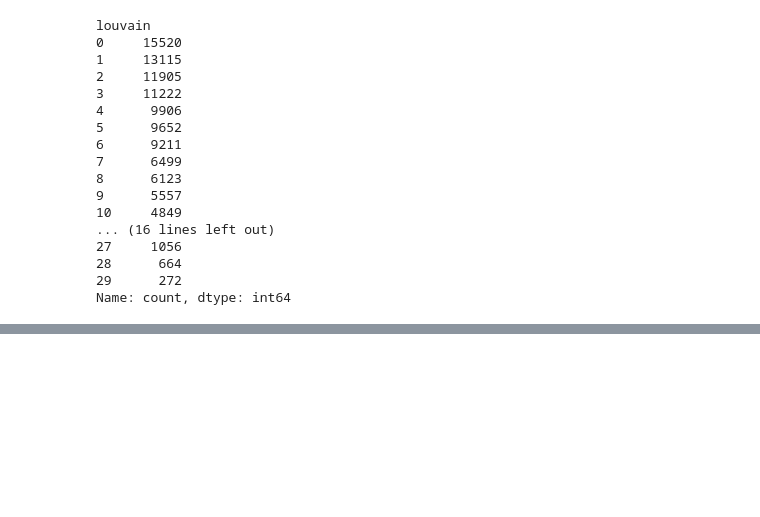
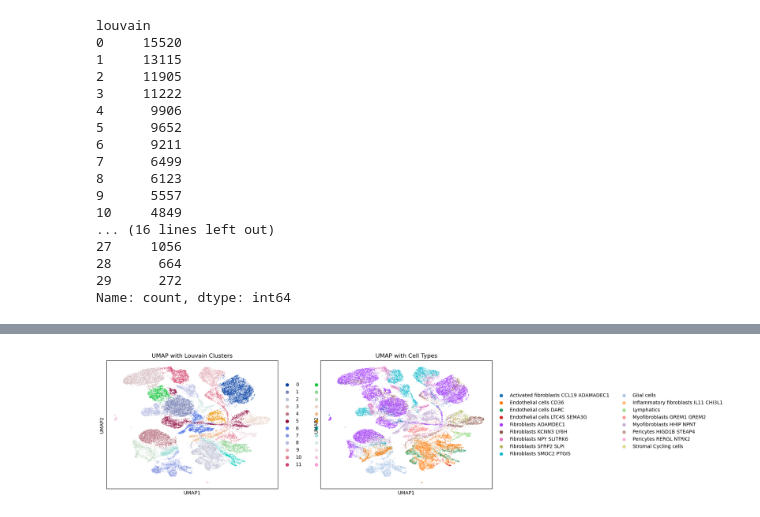
Before and after one commit to chanjonathan/cpsc545-project, a Jupyter notebook: cpsc_545_project.ipynb, the cells around one changed output, grey strips where cells are left out. Cells and saved outputs as stored; diff of their text form; code cells hidden in the pictures; blank space fills up the shorter version.

Commit message:
feat: fix previous parameter tuning, visual batch effects

```diff
--- a/cpsc_545_project.ipynb
+++ b/cpsc_545_project.ipynb
@@ -51,6 +51,9 @@ metadata = metadata.set_index("NAME")
 CO_STR_adata.obs["Celltype"] = CO_STR_adata.obs["cell_barcodes"].map(metadata["Celltype"])
 CO_EPI_adata.obs["Celltype"] = CO_EPI_adata.obs["cell_barcodes"].map(metadata["Celltype"])
 CO_IMM_adata.obs["Celltype"] = CO_IMM_adata.obs["cell_barcodes"].map(metadata["Celltype"])
+
+CO_STR_adata.obs["disease__ontology_label"] = CO_STR_adata.obs["cell_barcodes"].map(metadata["disease__ontology_label"])
+CO_STR_adata.obs["donor_id"] = CO_STR_adata.obs["cell_barcodes"].map(metadata["donor_id"]).astype('category')
 # %%
 # Set up scVI
 scvi.model.SCVI.setup_anndata(CO_STR_adata)
@@ -403,0 +344,21 @@ Monitored metric elbo_train did not improve in the last 10 records. Best score:
+# %%
+# Load model from disk
+CO_STR_tuned_vae = scvi.model.SCVI.load("CO_STR_tuned.model", adata=CO_STR_adata)
+# %%
+# Extract the latent space representation for each cell
+CO_STR_latent_representation = CO_STR_tuned_vae.get_latent_representation()
+CO_STR_adata.obsm["X_scVI"] = CO_STR_latent_representation
+
+# Use the scVI latent space to calculate neighbors
+sc.pp.neighbors(CO_STR_adata, use_rep="X_scVI")
+
+# Perform Louvain clustering
+sc.tl.louvain(CO_STR_adata, resolution=0.5)  # Adjust resolution as needed
+
+# Run UMAP based on the latent space if not already done
+sc.tl.umap(CO_STR_adata)
+
+# Plot the clusters
+sc.pl.umap(CO_STR_adata, color=["louvain", "Celltype"], title=["UMAP with Louvain Clusters","UMAP with Cell Types"])
+# %% [output]
+[figure, added]
```
Also changed, not shown: parts of 4 cells of this notebook, 2 other files.
